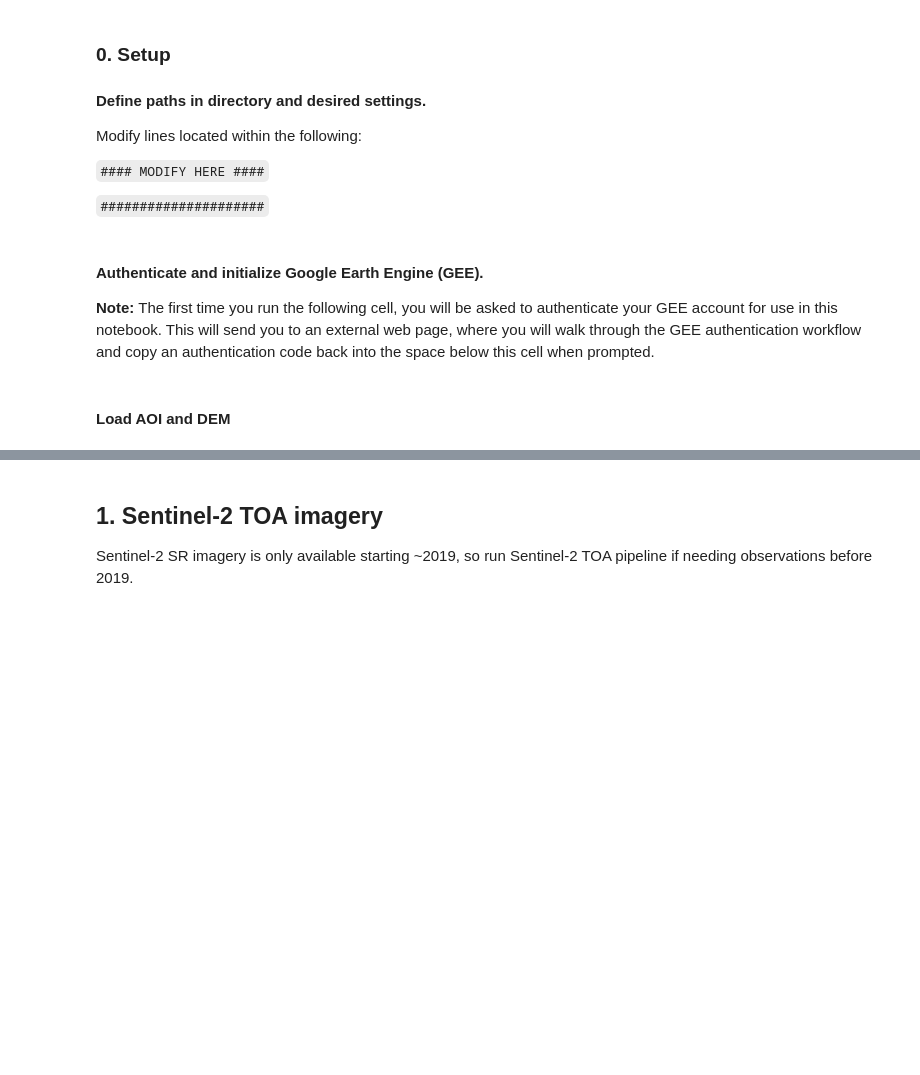
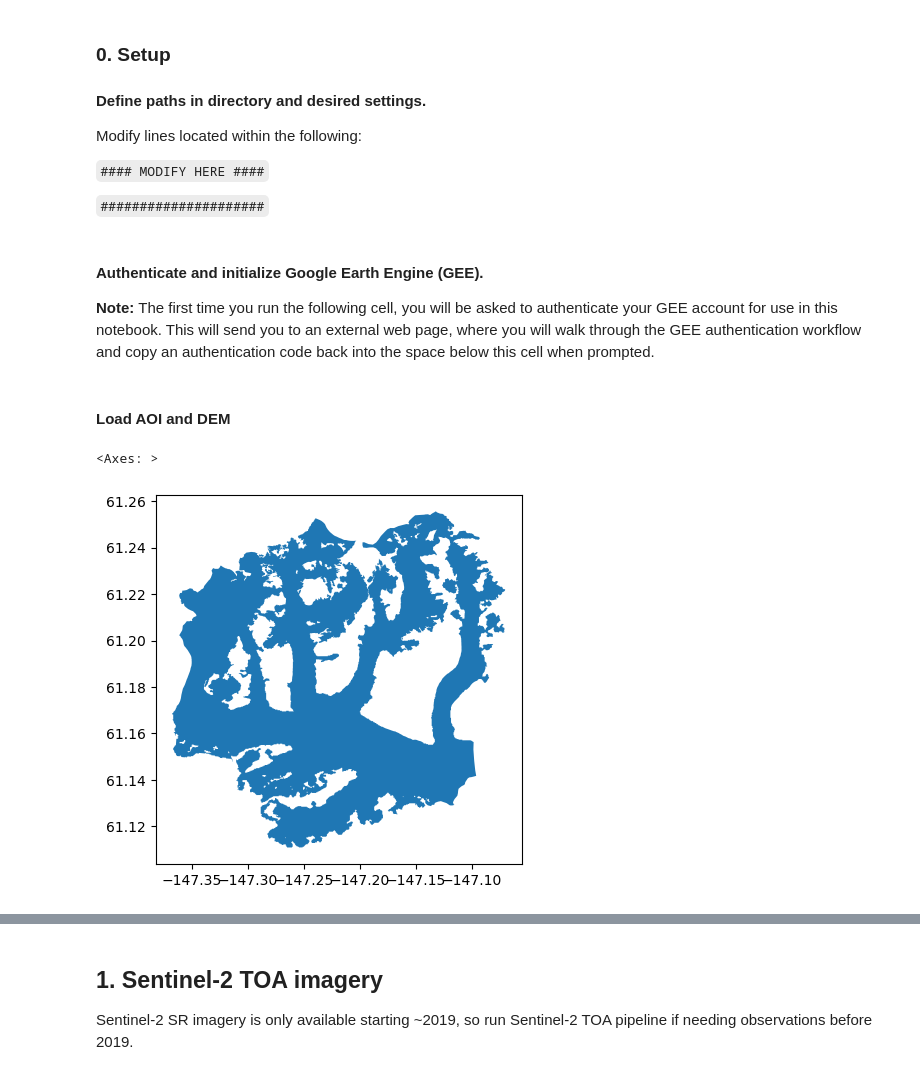
Before and after one commit to RaineyAbe/glacier-snow-cover-mapping, a Jupyter notebook: notebooks/snow_classification_pipeline.ipynb, the cells around one changed output, grey strips where cells are left out. Cells and saved outputs as stored; diff of their text form; code cells hidden in the pictures; blank space fills up the shorter version.

```diff
--- a/notebooks/snow_classification_pipeline.ipynb
+++ b/notebooks/snow_classification_pipeline.ipynb
@@ -37,27 +37,29 @@ Modify lines located within the following:
 # %%
 ##### MODIFY HERE #####
 # -----Paths in directory
-site_name = 'glims_polygons' # used for output file names
+site_name = '31854' # used for output file names
 # path to glacier-snow-cover-mapping code
-base_path = '/Users/raineyaberle/Research/PhD/snow_cover_mapping/glacier-snow-cover-mapping'
+base_path = '/Users/ellynenderlin/Research/miscellaneous/glacier-snow-cover-mapping'
 # path to AOI file
 # aoi_fn = f'/Volumes/LaCie/raineyaberle/Research/PhD/snow_cover_mapping/study-sites/{site_name}/AOIs/{site_name}_outline.shp'
-aoi_fn = '/Users/raineyaberle/Research/PhD/snow_cover_mapping/glims_polygons/AOIs/glims_polygons.shp'
+aoi_fn = '/Users/ellynenderlin/Research/miscellaneous/GLIMS/31854/AOIs/glims_polygons.shp'
 # path to folder containing DEM raster file
 # dem_path = f'/Volumes/LaCie/raineyaberle/Research/PhD/snow_cover_mapping/study-sites/{site_name}/DEMs'
-dem_path = '/Users/raineyaberle/Research/PhD/snow_cover_mapping/glims_polygons/DEMs'
+dem_path = '/Users/ellynenderlin/Research/miscellaneous/GLIMS/31854/DEMs'
 # DEM file name
 # Note: set dem_fn=None if you want to use the ArcticDEM or NASADEM via Google Earth Engine
-dem_fn = None
+# dem_fn = None
+dem_fn = '47_09_2_2_2m_v4.1_dem.tif'
 # path for output images
 # out_path = f'/Volumes/LaCie/raineyaberle/Research/PhD/snow_cover_mapping/study-sites/{site_name}'
-out_path = '/Users/raineyaberle/Research/PhD/snow_cover_mapping/glims_polygons'
+out_path = '/Users/ellynenderlin/Research/miscellaneous/GLIMS/31854'
 # path to PlanetScope images
 # Note: set ps_im_path=None if not using PlanetScope
-ps_im_path = f'/Volumes/LaCie/raineyaberle/Research/PhD/snow_cover_mapping/study-sites/{site_name}/PlanetScope/raw_images'
+# ps_im_path = f'/Volumes/LaCie/raineyaberle/Research/PhD/snow_cover_mapping/study-sites/{site_name}/PlanetScope/raw_images'
+ps_im_path = f'/Volumes/Jokulhaup_5T/Planetscope'
 # path for output figures
 # figures_out_path = f'/Volumes/LaCie/raineyaberle/Research/PhD/snow_cover_mapping/study-sites/{site_name}/figures'
-figures_out_path = '/Users/raineyaberle/Research/PhD/snow_cover_mapping/glims_polygons'
+figures_out_path = '/Users/ellynenderlin/Research/miscellaneous/GLIMS/31854/figures'
 
 # -----Determine whether to mask clouds using the respective cloud masking data products
 # NOTE: Cloud mask products anecdotally are less accurate over glacierized/snow-covered surfaces.
@@ -66,9 +68,9 @@ mask_clouds = True
 
 # -----Define image search filters
 date_start = '2020-08-01'
-date_end = '2023-08-20'
-month_start = 6
-month_end = 9
+date_end = '2025-03-31'
+month_start = 3 #starts at the beginning of this month
+month_end = 10 #goes through this month
 cloud_cover_max = 70 # maximum cloud cover percentage according to the image metadata
 aoi_coverage = 60 # total portion of AOI covered after filtering clouds
 
@@ -133,3 +135,21 @@ except:
 # %% [markdown]
 #### Load AOI and DEM
+# %%
+# load the polygon
+aoi = gpd.read_file(aoi_fn)
+# reproject the AOI to WGS84 to solve for the optimal utm zone
+aoi_wgs = aoi.to_crs('EPSG:4326')
+
+#if you need to filter the polygons because there are lots
+# aoi_wgs = aoi_wgs.loc[aoi['area']>100] #filter by area (used for Columbia glacier)
+# aoi_wgs.keys() #shows all column names
+# aoi_wgs['glac_name'] #double check that the name for the identified glaciers makes sense
+
+# pick the best aoi
+# aoi_wgs = gpd.GeoDataFrame(aoi_wgs.iloc[1271],geometry='geometry').transpose() #attempt to specify index but didn't work!
+aoi_wgs = aoi_wgs.loc[aoi_wgs['area']==129.755].reset_index() #reset the index so it is now flat (index will be 0)
+aoi_wgs.plot()
+# %% [output]
+<Axes: >
+[figure, added]
 # %%
```
Also changed, not shown: parts of 3 cells of this notebook, 1 other file.
